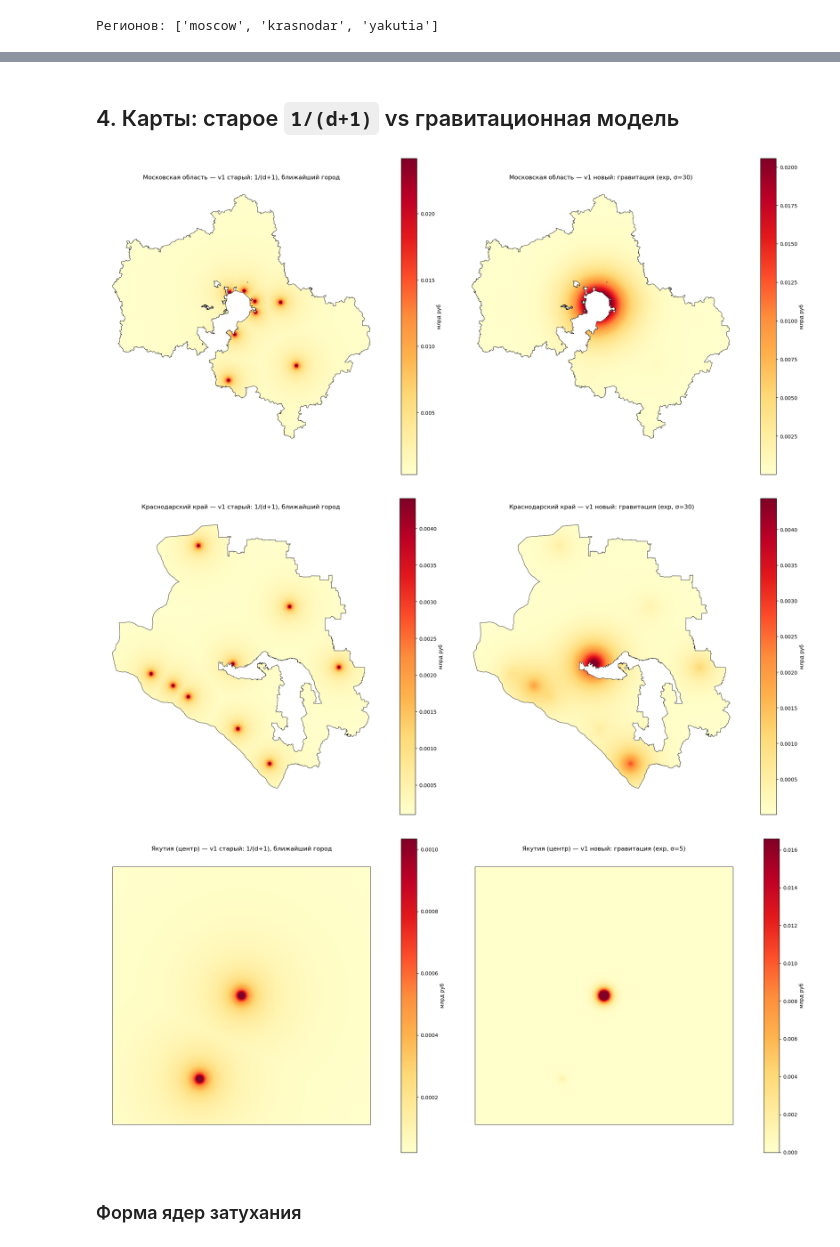
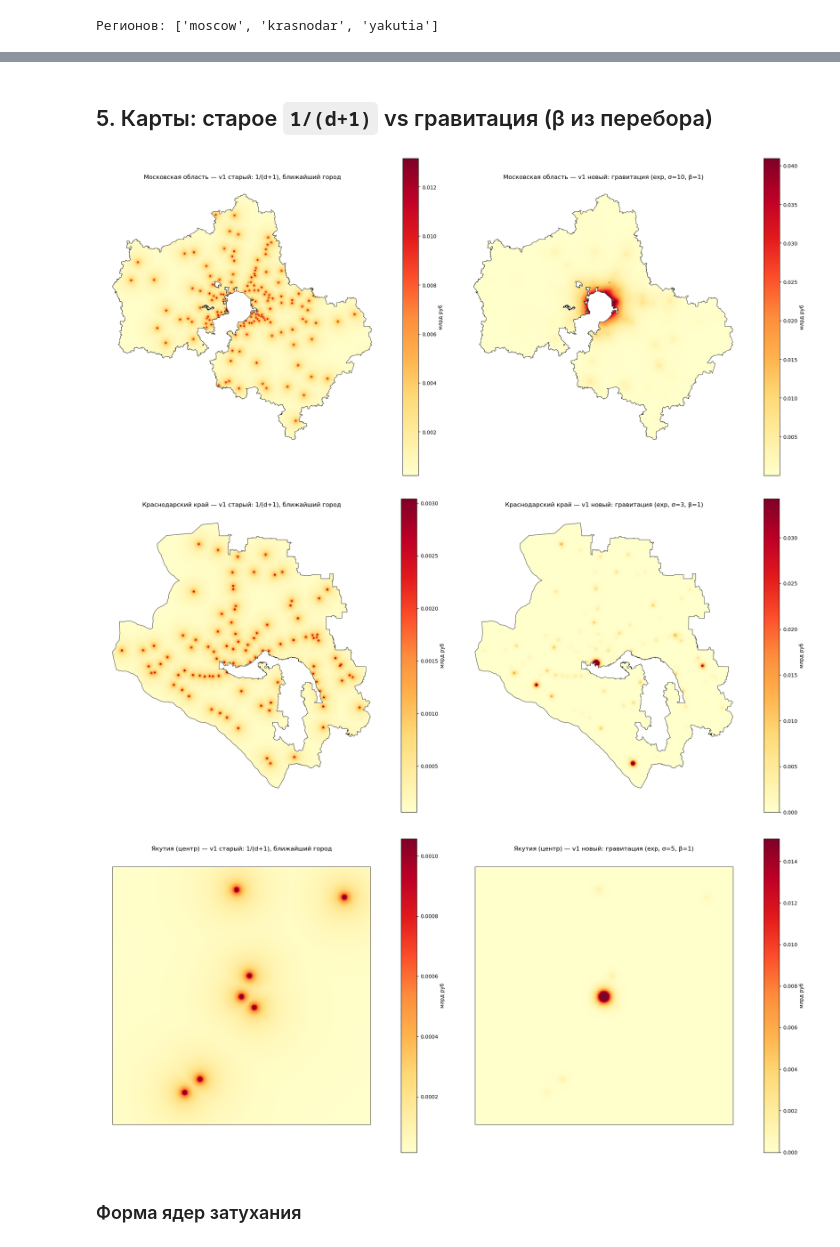
Before and after one commit to f-kravchenko/mipt-spring-2026-prak-spacial-distribution, a Jupyter notebook: notebooks/01_decay.ipynb, the cells around one changed output, grey strips where cells are left out. Drawn from its saved outputs; the diff is of its cells as text; code cells hidden in the pictures.

```diff
--- a/notebooks/01_decay.ipynb
+++ b/notebooks/01_decay.ipynb
@@ -55,7 +116,11 @@ print("Регионов:", list(REGIONS))
 # %%
+BUFFER_KM = sd.DEFAULT_BUFFER_KM  # 30 км
+
 grids = {}
 for key, cfg in REGIONS.items():
     g = gpd.read_file(PROC / cfg["file"])
     grids[key] = g
-    print(f"{cfg['title']:24s}  ячеек={len(g):>7,}  нас.>0={int((g['population']>0).sum()):>6,}")
+    n_all = len(sd.cities_gdf(key, g.crs))
+    n_use = len(sd.cities_gdf(key, g.crs, grid=g, buffer_km=BUFFER_KM))
+    print(f"{cfg['title']:24s}  ячеек={len(g):>7,}  городов: всего {n_all:>4} -> в работе {n_use:>4} (буфер {BUFFER_KM:g} км)")
 # %% [output]
@@ -118,15 +179,17 @@ CHOSEN_KERNEL = "exp"
 chosen = {}
 metrics_rows = []
 for key, g in grids.items():
-    cfg = REGIONS[key]
-    Xr = sd.X_SHIPPING[key]
-    (sigma, rho), _ = sd.tune_sigma(g, key, CHOSEN_KERNEL, SIGMA_GRID[CHOSEN_KERNEL])
+    cfg, Xr = REGIONS[key], sd.X_SHIPPING[key]
+    (sigma, beta, rho), _ = sd.tune_gravity(g, key, CHOSEN_KERNEL, SIGMA_GRID[CHOSEN_KERNEL], BETAS, buffer_km=BUFFER_KM)
 
-    v1 = sd.distribute_decay(g, Xr, key, sigma, CHOSEN_KERNEL)
+    v1 = sd.distribute_decay(g, Xr, key, sigma, CHOSEN_KERNEL, beta=beta, buffer_km=BUFFER_KM)
     g["method_otgr_v1"] = v1
-    chosen[key] = (CHOSEN_KERNEL, sigma)
+    chosen[key] = (CHOSEN_KERNEL, sigma, beta)
 
-    # прежний наивный вариант для сравнения: ближайший город, 1/(d+1), без населения
+    # вариант с эластичностью регрессии v3 (β=2.77), тот же σ
+    g["method_otgr_v1_b277"] = sd.distribute_decay(g, Xr, key, sigma, CHOSEN_KERNEL, beta=2.77, buffer_km=BUFFER_KM)
+
+    # прежний наивный вариант: ближайший город, 1/(d+1), без населения и фильтра
     d_min = sd.city_distances_km(g, sd.cities_gdf(key, g.crs)).min(axis=1)
     w_old = 1.0 / (d_min + 1.0)
     v_old = Xr * w_old / w_old.sum()
@@ -134,15 +197,17 @@ for key, g in grids.items():
 
     metrics_rows.append({
         "Регион": cfg["title"], "region_key": key,
-        "Ядро": CHOSEN_KERNEL, "sigma": sigma,
+        "Ядро": CHOSEN_KERNEL, "sigma": sigma, "beta": beta,
+        "Городов": len(sd.cities_gdf(key, g.crs, grid=g, buffer_km=BUFFER_KM)),
         "Spearman(WorldPop)": round(rho, 3),
         "Джини старый 1/(d+1)": round(sd.gini(v_old), 3),
         "Top-10% старый": round(sd.top_share(v_old), 3),
         "Джини v1": round(sd.gini(v1), 3),
         "Top-10% v1": round(sd.top_share(v1), 3),
+        "Джини v1 β=2.77": round(sd.gini(g["method_otgr_v1_b277"]), 3),
     })
 
 metrics_df = pd.DataFrame(metrics_rows)
-print("Выбранные ядра (kind, sigma):", chosen)
+print("Выбрано (kind, sigma, beta):", chosen)
 metrics_df
 # %% [output]
@@ -154,33 +219,29 @@ metrics_df
 # %% [markdown]
-## 4. Карты: старое `1/(d+1)` vs гравитационная модель
+## 5. Карты: старое `1/(d+1)` vs гравитация (β из перебора)
 # %%
 def plot_compare(key):
-    g = grids[key]
-    cfg = REGIONS[key]
+    g, cfg = grids[key], REGIONS[key]
     border = gpd.read_file(PROC / cfg["border"]).to_crs(g.crs)
-    kind, sigma = chosen[key]
-
+    _, sigma, beta = chosen[key]
     fig, axes = plt.subplots(1, 2, figsize=(20, 9))
     for ax, col, title in [
         (axes[0], "method_otgr_v1_old", "v1 старый: 1/(d+1), ближайший город"),
-        (axes[1], "method_otgr_v1",     f"v1 новый: гравитация ({kind}, σ={sigma:g})"),
+        (axes[1], "method_otgr_v1",     f"v1 новый: гравитация (exp, σ={sigma:g}, β={beta:g})"),
     ]:
         g.plot(column=col, ax=ax, cmap="YlOrRd", legend=True,
-               legend_kwds={"label": "млрд руб"},
-               vmax=g[col].quantile(0.999), linewidth=0)
+               legend_kwds={"label": "млрд руб"}, vmax=g[col].quantile(0.999), linewidth=0)
         border.boundary.plot(ax=ax, color="black", linewidth=0.6)
-        ax.set_title(f"{cfg['title']} — {title}")
-        ax.set_axis_off()
+        ax.set_title(f"{cfg['title']} — {title}"); ax.set_axis_off()
     fig.tight_layout()
     fig.savefig(RESULTS / f"decay_{key}.png", dpi=110, bbox_inches="tight")
     plt.show()
 
 for key in REGIONS:
     plot_compare(key)
 # %% [output]
-[figure, old version]
+[figure, new version]
-[figure, old version]
+[figure, new version]
-[figure, old version]
+[figure, new version]
 # %% [markdown]
 ### Форма ядер затухания
 # %%
```
Also changed, not shown: parts of 14 cells of this notebook, 15 other files.
